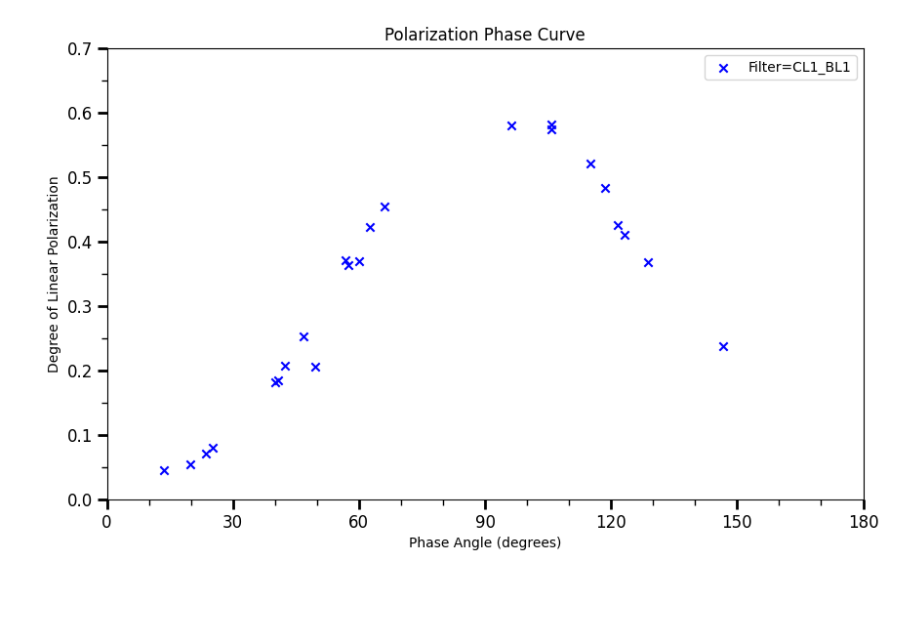
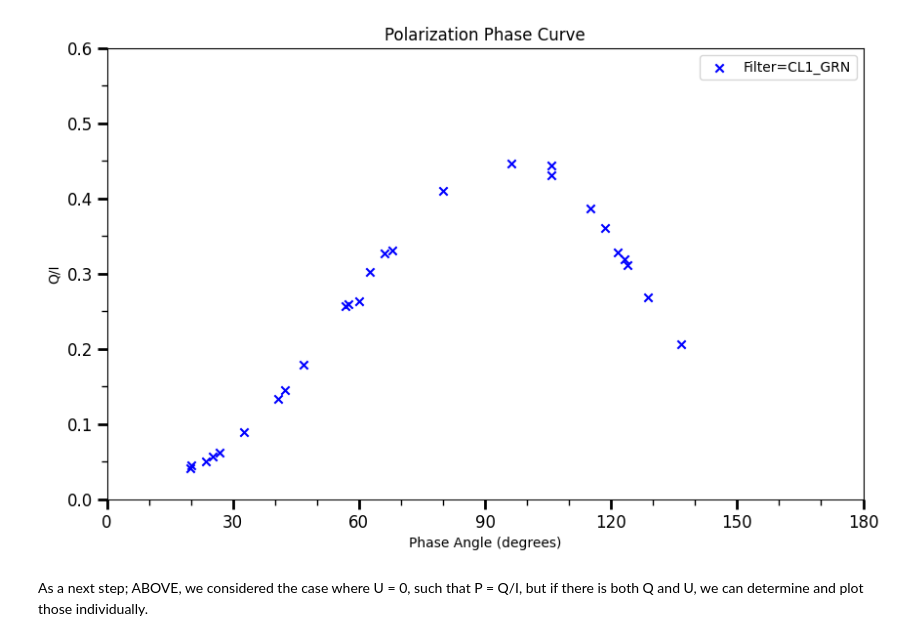
Before and after one commit to amedina-astr/Titan_LC, a Jupyter notebook: Polarization_curves.ipynb, the cells around one changed output. Saved outputs shown, nothing was run; the diff lists cells and outputs as text; code cells hidden in the pictures; blank space fills up the shorter version.

```diff
--- a/Polarization_curves.ipynb
+++ b/Polarization_curves.ipynb
@@ -109,21 +157,22 @@ def find_circle_params(image_path):
     image = vic.data_2d
     center = image_center(image)
     radii, fluxes = radii_fluxes_from_image(image, center)
-    optimal_radius = optimal_radius_of_image(radii, fluxes)
-    return center, optimal_radius
+    eff_radius = effective_radius(radii, fluxes)
+    return center, eff_radius
 
-#Creating a dictionary with the opus_id is used as the key since it matches the polarized images
-#And the corresponding center coordinates and optimal radius are stored as the value
+#Creating a dictionary with the opus_id being used as the key since it matches the polarized images and IF images
+#And the corresponding center coordinates and effective radius are stored as the value
 
 circle_params = {}
-for filename in os.listdir(coordinate_images):
+for filename in os.listdir(IF_images):
     if filename.endswith('_I_over_F.vic'):
-        coordinate_image_path = os.path.join(coordinate_images, filename)
+        coordinate_image_path = os.path.join(IF_images, filename)
         opus_id = filename.split('_')[0]
         try:
-            center, optimal_radius = find_circle_params(coordinate_image_path)
-            circle_params[opus_id] = (center, optimal_radius)
-            print(f'{filename}: {center}, {optimal_radius}')
+            center, eff_radius = find_circle_params(coordinate_image_path)
+            circle_params[opus_id] = (center, eff_radius)
+            print(f'{filename}: {center}, {eff_radius}')
+        #Debug
         except Exception as e:
             print(f"{filename}: {e}")
 # %% [output]
@@ -209,34 +275,35 @@ plt.show()
 # %%
 #Fancy plot for consistency across all plots but also visually will look better
+filtername = 'CL1_GRN'
 
-filtername = 'CL1_BL1'
-
-#Same size and parameters as before
+#Same as before
 plt.figure(figsize=(10, 6))
-plt.scatter(phase_angles, degree_of_lp, color='b', marker='x', label=f'Filter={filtername}')
+plt.scatter(phase_angles, simple_dlops, color='b', marker='x', label=f'Filter={filtername}')
 plt.xlabel('Phase Angle (degrees)')
-plt.ylabel('Degree of Linear Polarization')
+plt.ylabel('Q/I')
 plt.title('Polarization Phase Curve')
 
-#Selecting x-ticks, for them at every 10 but also every 30 will be more pronounces
+#x-ticks(phase angle) at every 10 ticks but a more pronounced tick at every 30 will be more pronounces
 ax = plt.gca()
 ax.set_xticks(range(0, 181, 30))
 ax.set_xticks(range(0, 181, 10), minor=True)
-
 ax.tick_params(axis='x', which='major', length=7, width=2, labelsize=12)
 ax.tick_params(axis='x', which='minor', length=4, width=1, labelsize=10)
 
 #Same for the y-axis
-#While the x-axis is phase so remains consistent, I use above section of code to determine split on for y-axis
+#While the x-axis is phase so remains consistent
 ay = plt.gca()
-ay.set_yticks([i * 0.1 for i in range(8)], minor=False)
-ay.set_yticks([i * 0.05 for i in range(70)], minor=True)
-plt.ylim(0, 0.70)
+#Thicker ticks every 5
+ay.set_yticks([i * 0.1 for i in range(7)], minor=False)
+ay.set_yticks([i * 0.05 for i in range(60)], minor=True)
+plt.ylim(0, 0.60)
 
 ay.tick_params(axis='y', which='major', length=7, width=2, labelsize=12)
 ay.tick_params(axis='y', which='minor', length=4, width=1, labelsize=10)
 
 plt.legend()
 plt.show()
 # %% [output]
-[figure, old version]
+[figure, new version]
+# %% [markdown]
+As a next step; ABOVE, we considered the case where U = 0, such that P = Q/I, but if there is both Q and U, we can determine and plot those individually.
```
Also changed, not shown: parts of 22 cells of this notebook, 2 other files.
